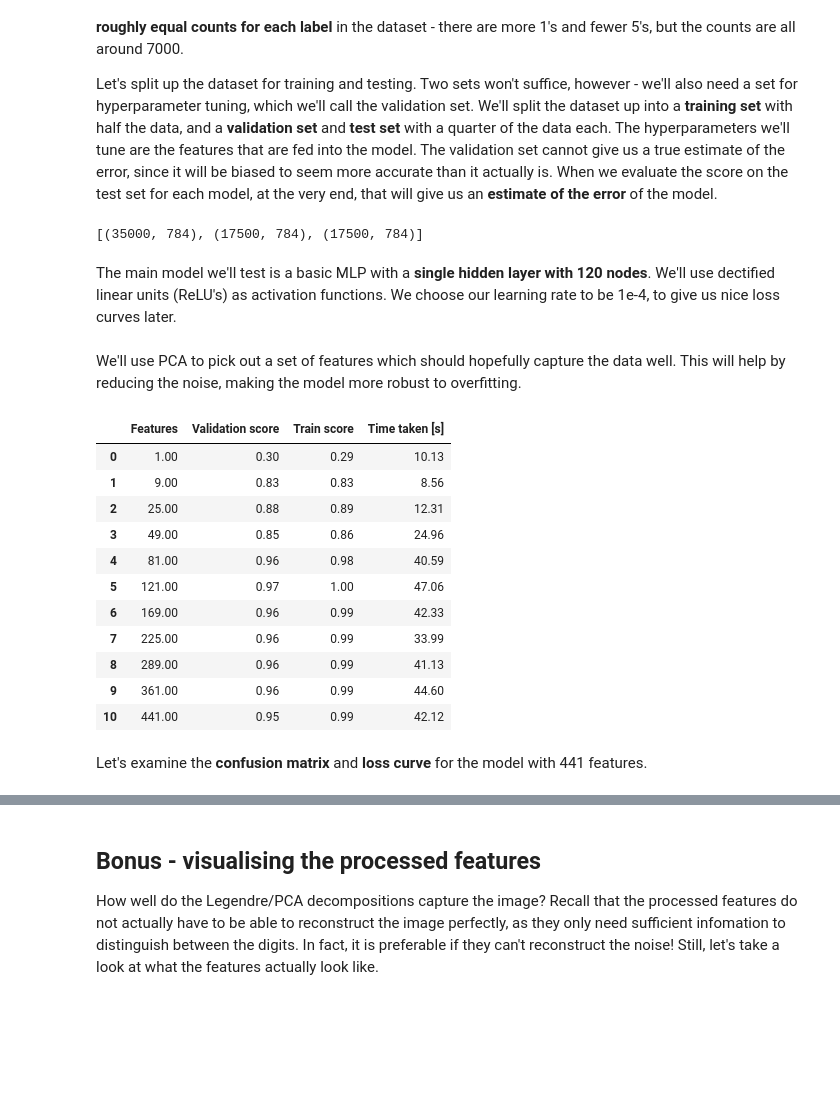
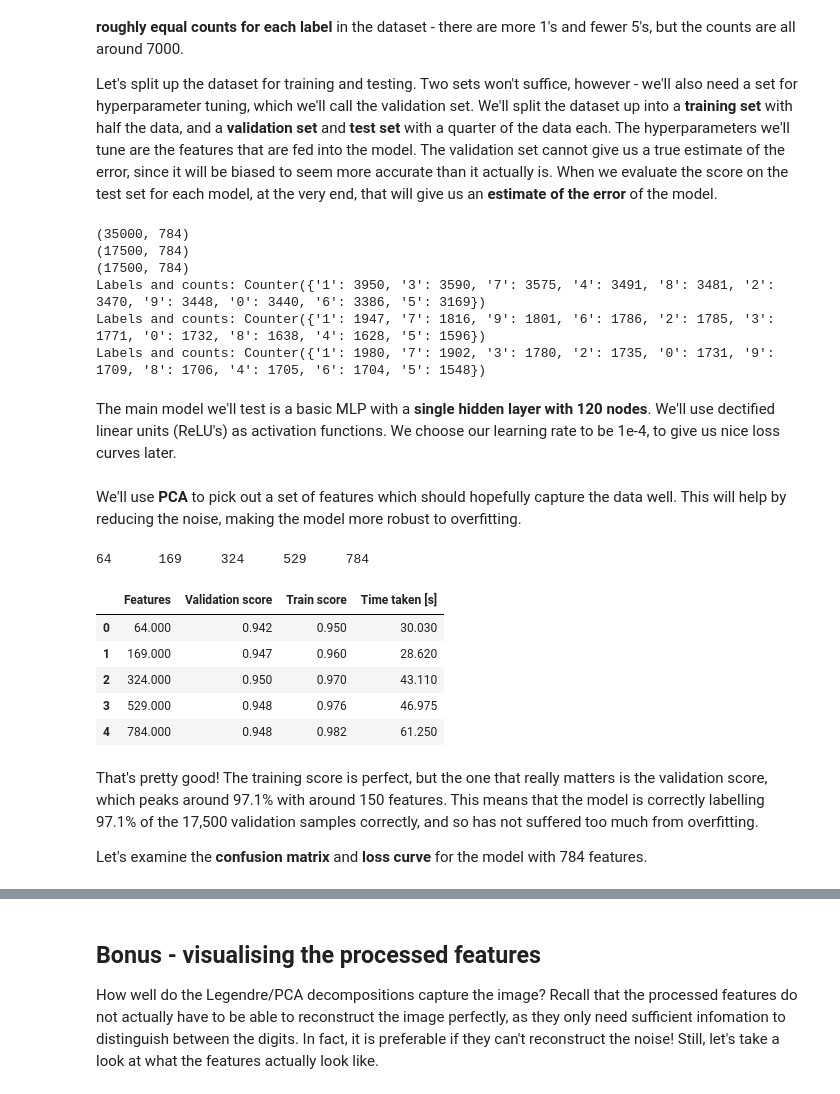
Before and after one commit to pc559/mnist_comparison, a Jupyter notebook: mnist_compare.ipynb, the cells around one changed output, grey strips where cells are left out. Saved outputs shown, nothing was run; the diff lists cells and outputs as text; code cells hidden in the pictures; blank space fills up the shorter version.

```diff
--- a/mnist_compare.ipynb
+++ b/mnist_compare.ipynb
@@ -78,7 +92,8 @@ from xgboost import XGBClassifier
 from time import time
 from collections import Counter
 from IPython.display import display
-pd.options.display.float_format = '{:.2f}'.format
+np.random.seed(42)
+pd.options.display.float_format = '{:.3f}'.format
 # %%
 name = 'mnist_784'
 mnist = fetch_openml(name, data_home='~/scikit_learn_data/openml/'+name)
@@ -118,16 +133,34 @@ y = mnist['target']
 test_size = 0.5
 X_train, X_nottrain, y_train, y_nottrain = train_test_split(X, y, test_size=test_size, random_state=42)
 X_valid, X_test, y_valid, y_test = train_test_split(X_nottrain, y_nottrain, test_size=0.5, random_state=43)
-print([np.shape(grp) for grp in [X_train, X_valid, X_test]])
+for grp in [X_train, X_valid, X_test]:
+    print(np.shape(grp))
+for grp in [y_train, y_valid, y_test]:
+    print('Labels and counts:', Counter(grp))
 # %% [output]
-[(35000, 784), (17500, 784), (17500, 784)]
+(35000, 784)
+(17500, 784)
+(17500, 784)
+Labels and counts: Counter({'1': 3950, '3': 3590, '7': 3575, '4': 3491, '8': 3481, '2': 3470, '9': 3448, '0': 3440, '6': 3386, '5': 3169})
+Labels and counts: Counter({'1': 1947, '7': 1816, '9': 1801, '6': 1786, '2': 1785, '3': 1771, '0': 1732, '8': 1638, '4': 1628, '5': 1596})
+Labels and counts: Counter({'1': 1980, '7': 1902, '3': 1780, '2': 1735, '0': 1731, '9': 1709, '8': 1706, '4': 1705, '6': 1704, '5': 1548})
 # %% [markdown]
 The main model we'll test is a basic MLP with a **single hidden layer with 120 nodes**. We'll use dectified linear units (ReLU's) as activation functions. We choose our learning rate to be 1e-4, to give us nice loss curves later.
 # %%
+tol = 1e-2
+
 hidden_layer_sizes = [120]
 method_name, method = 'mlp', MLPClassifier
-method_params = {'hidden_layer_sizes':hidden_layer_sizes, 'activation':'relu', 'random_state':16, 'tol':1e-6, 'learning_rate_init':1000e-4, 'max_iter':1000}
-N_samples_cut = {LinearSVC.__name__:100, XGBClassifier.__name__:300, GradientBoostingClassifier.__name__:50}
+method_params = {'hidden_layer_sizes':hidden_layer_sizes, 'activation':'relu', 'random_state':16, 'tol':tol, 'learning_rate_init':1e-4, 'max_iter':4000}
+
+N_samples_cut = {LinearSVC.__name__:10000, XGBClassifier.__name__:3500, GradientBoostingClassifier.__name__:500}
+other_methods = [XGBClassifier, LinearSVC, GradientBoostingClassifier]#, SVC]
+other_params = dict()
+other_params[LinearSVC.__name__] = {'max_iter':4000, 'dual':False, 'tol':tol}
+XGB_early_stopping_rounds = 10
+other_params[XGBClassifier.__name__] = {'use_label_encoder':False, "objective":"multi:softmax","num_class":10, "eval_metric":"mlogloss"}
+## # n_iter_no_change needs to be set!
+other_params[GradientBoostingClassifier.__name__] = {'tol':tol}
 
 # https://scikit-learn.org/stable/modules/generated/sklearn.neural_network.MLPClassifier.html
 # "max_iter: int, default=200
@@ -135,39 +168,44 @@ N_samples_cut = {LinearSVC.__name__:100, XGBClassifier.__name__:300, GradientBoo
 # For stochastic solvers (‘sgd’, ‘adam’), note that this determines the number of epochs
 # (how many times each data point will be used), not the number of gradient steps."
 # %% [markdown]
-We'll use PCA to pick out a set of features which should hopefully capture the data well. This will help by reducing the noise, making the model more robust to overfitting.
+We'll use **PCA** to pick out a set of features which should hopefully capture the data well. This will help by reducing the noise, making the model more robust to overfitting.
 # %%
 pca_results = []
 display_cols = ['Features','Validation score','Train score','Time taken [s]']
-for sqrt_n_components in range(1,22,2):
+## # This is a bit innefficient as the PCA need only be done once,
+## # and the first n_components taken at each iteration
+## # (but this way lets us use the pipeline set-up).
+for sqrt_n_components in range(8,29,5):
     n_components = sqrt_n_components**2
     t1 = time()
     pca = PCA(n_components=n_components, random_state=42)
     pca_pipe = Pipeline([('scaler', StandardScaler()), ('pca', pca), (method_name, method(**method_params))])
     pca_pipe.fit(X_train, y_train)
     t2 = time()
 
     score_valid = accuracy_score(y_valid, pca_pipe.predict(X_valid))
     score_train = accuracy_score(y_train, pca_pipe.predict(X_train))
     pca_results.append([n_components, score_valid, score_train, t2-t1])
+    print(n_components, end='\t')
     #print(n_components, score_valid, score_train, t2-t1, sep='\t', flush=True)
+print('')
 pca_results = np.array(pca_results)
 pd.DataFrame(pca_results, columns=display_cols)
 # %% [output]
+64      169     324     529     784
 |  | Features | Validation score | Train score | Time taken [s] |
-| 0 | 1.00 | 0.30 | 0.29 | 10.13 |
-| 1 | 9.00 | 0.83 | 0.83 | 8.56 |
-| 2 | 25.00 | 0.88 | 0.89 | 12.31 |
-| 3 | 49.00 | 0.85 | 0.86 | 24.96 |
-| 4 | 81.00 | 0.96 | 0.98 | 40.59 |
-| 5 | 121.00 | 0.97 | 1.00 | 47.06 |
-| 6 | 169.00 | 0.96 | 0.99 | 42.33 |
-| 7 | 225.00 | 0.96 | 0.99 | 33.99 |
-| 8 | 289.00 | 0.96 | 0.99 | 41.13 |
-| 9 | 361.00 | 0.96 | 0.99 | 44.60 |
-| 10 | 441.00 | 0.95 | 0.99 | 42.12 |
+| 0 | 64.000 | 0.942 | 0.950 | 30.030 |
+| 1 | 169.000 | 0.947 | 0.960 | 28.620 |
+| 2 | 324.000 | 0.950 | 0.970 | 43.110 |
+| 3 | 529.000 | 0.948 | 0.976 | 46.975 |
+| 4 | 784.000 | 0.948 | 0.982 | 61.250 |
-# %% [markdown]
-Let's examine the **confusion matrix** and **loss curve** for the model with 441 features.
+# %% [markdown]
+That's pretty good! The training score is perfect, but the one that really matters is the validation score, which peaks around 97.1%
+with around 150 features.
+This means that the model is correctly labelling 97.1% of the 17,500 validation samples correctly,
+and so has not suffered too much from overfitting.
+
+Let's examine the **confusion matrix** and **loss curve** for the model with 784 features.
 # %%
 con = confusion_matrix(y_valid, pca_pipe.predict(X_valid), normalize='true')
 print(np.diag(con))
```
Also changed, not shown: parts of 21 cells of this notebook.
